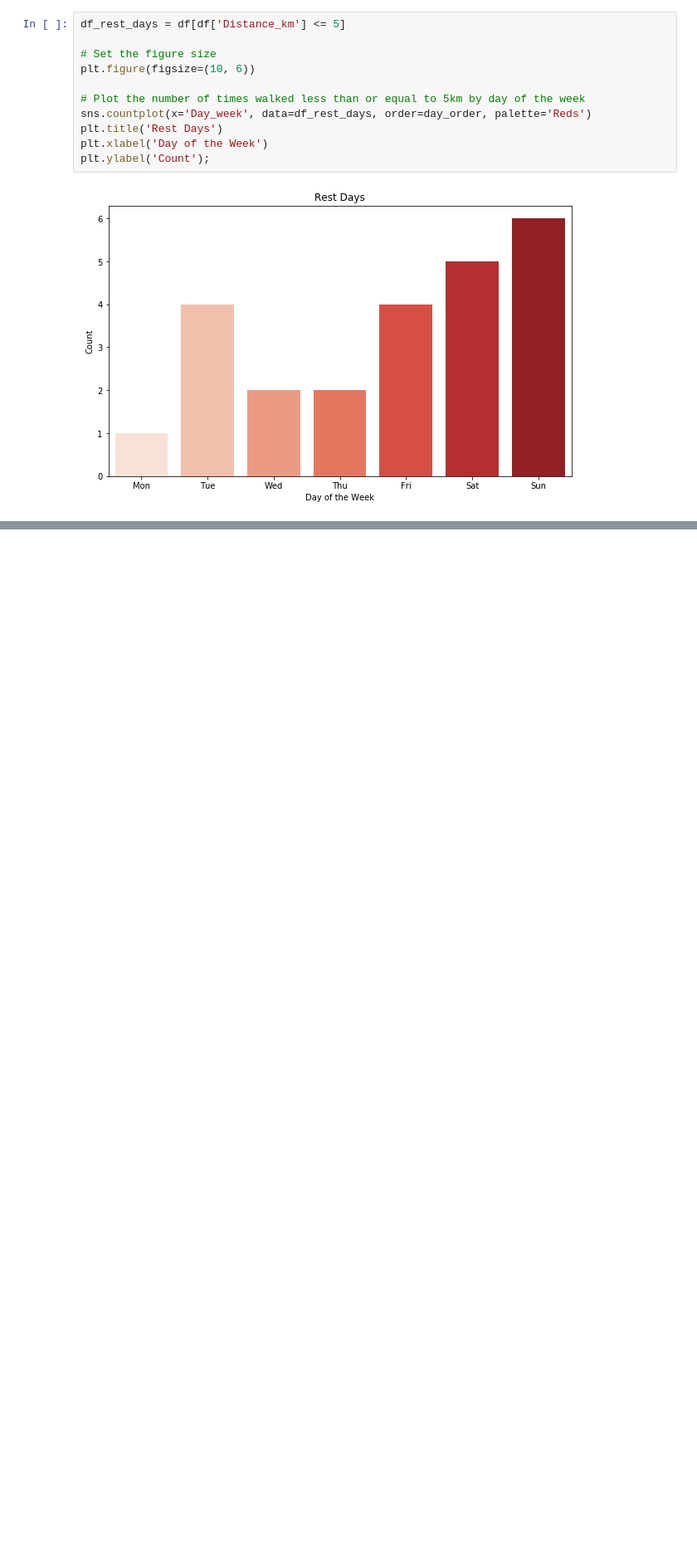
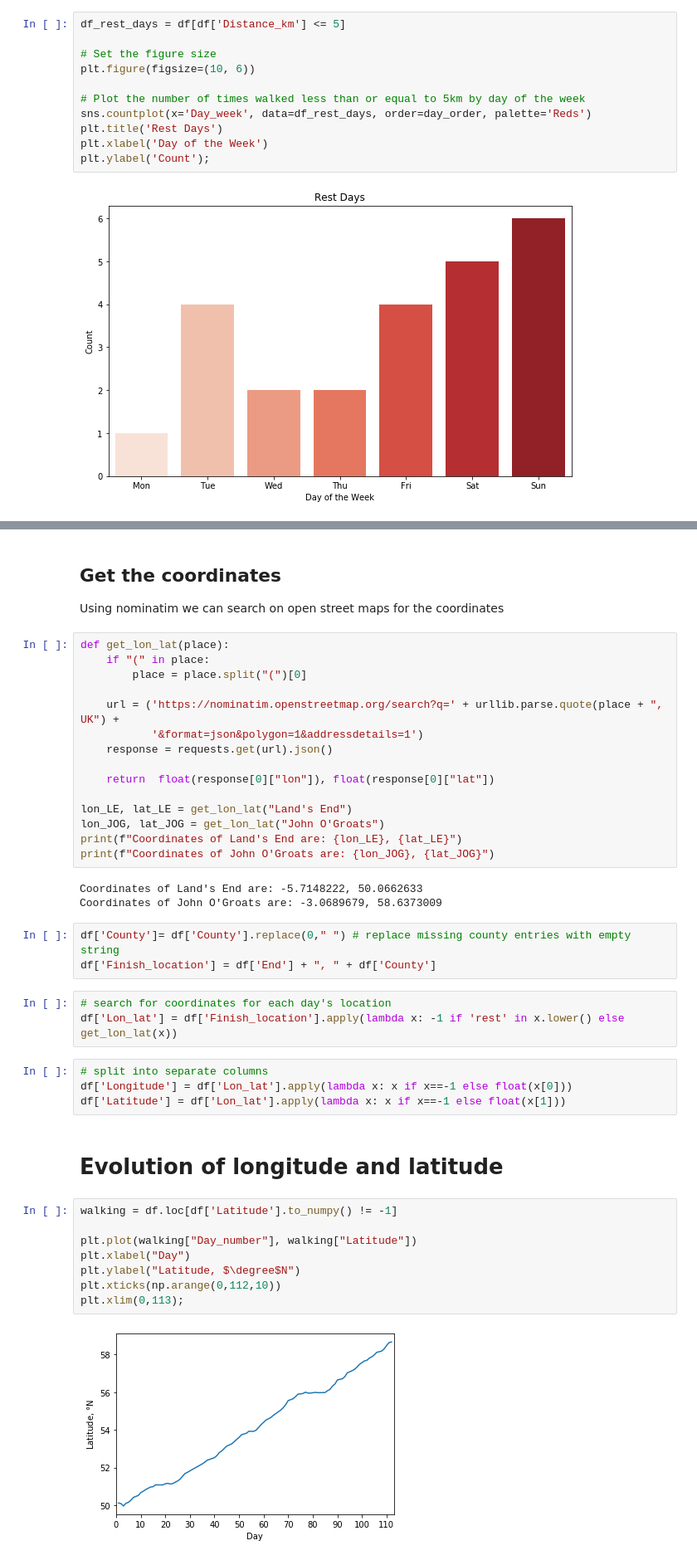
Before and after one commit to EmmaKLofthouse/LEJOG, a Jupyter notebook: lejog.ipynb, the cells around one changed output, grey strips where cells are left out. Shown at 83% size. Saved outputs shown, nothing was run; the diff lists cells and outputs as text; blank space fills up the shorter version.

Commit message:
adding coordinate analysis and map

```diff
--- a/lejog.ipynb
+++ b/lejog.ipynb
@@ -330,0 +351,43 @@ plt.ylabel('Count');
+# %% [markdown]
+## Get the coordinates
+Using nominatim we can search on open street maps for the coordinates
+# %%
+def get_lon_lat(place):
+    if "(" in place:
+        place = place.split("(")[0]
+
+    url = ('https://nominatim.openstreetmap.org/search?q=' + urllib.parse.quote(place + ", UK") +
+           '&format=json&polygon=1&addressdetails=1')
+    response = requests.get(url).json()
+
+    return  float(response[0]["lon"]), float(response[0]["lat"])
+
+lon_LE, lat_LE = get_lon_lat("Land's End")
+lon_JOG, lat_JOG = get_lon_lat("John O'Groats")
+print(f"Coordinates of Land's End are: {lon_LE}, {lat_LE}")
+print(f"Coordinates of John O'Groats are: {lon_JOG}, {lat_JOG}")
+# %% [output]
+Coordinates of Land's End are: -5.7148222, 50.0662633
+Coordinates of John O'Groats are: -3.0689679, 58.6373009
+# %%
+df['County']= df['County'].replace(0," ") # replace missing county entries with empty string
+df['Finish_location'] = df['End'] + ", " + df['County']
+# %%
+# search for coordinates for each day's location
+df['Lon_lat'] = df['Finish_location'].apply(lambda x: -1 if 'rest' in x.lower() else get_lon_lat(x))
+# %%
+# split into separate columns
+df['Longitude'] = df['Lon_lat'].apply(lambda x: x if x==-1 else float(x[0]))
+df['Latitude'] = df['Lon_lat'].apply(lambda x: x if x==-1 else float(x[1]))
+# %% [markdown]
+# Evolution of longitude and latitude
+# %%
+walking = df.loc[df['Latitude'].to_numpy() != -1]
+
+plt.plot(walking["Day_number"], walking["Latitude"])
+plt.xlabel("Day")
+plt.ylabel("Latitude, $\degree$N")
+plt.xticks(np.arange(0,112,10))
+plt.xlim(0,113);
+# %% [output]
+[figure, added]
```
Also changed, not shown: parts of 21 cells of this notebook, 1 other file.
